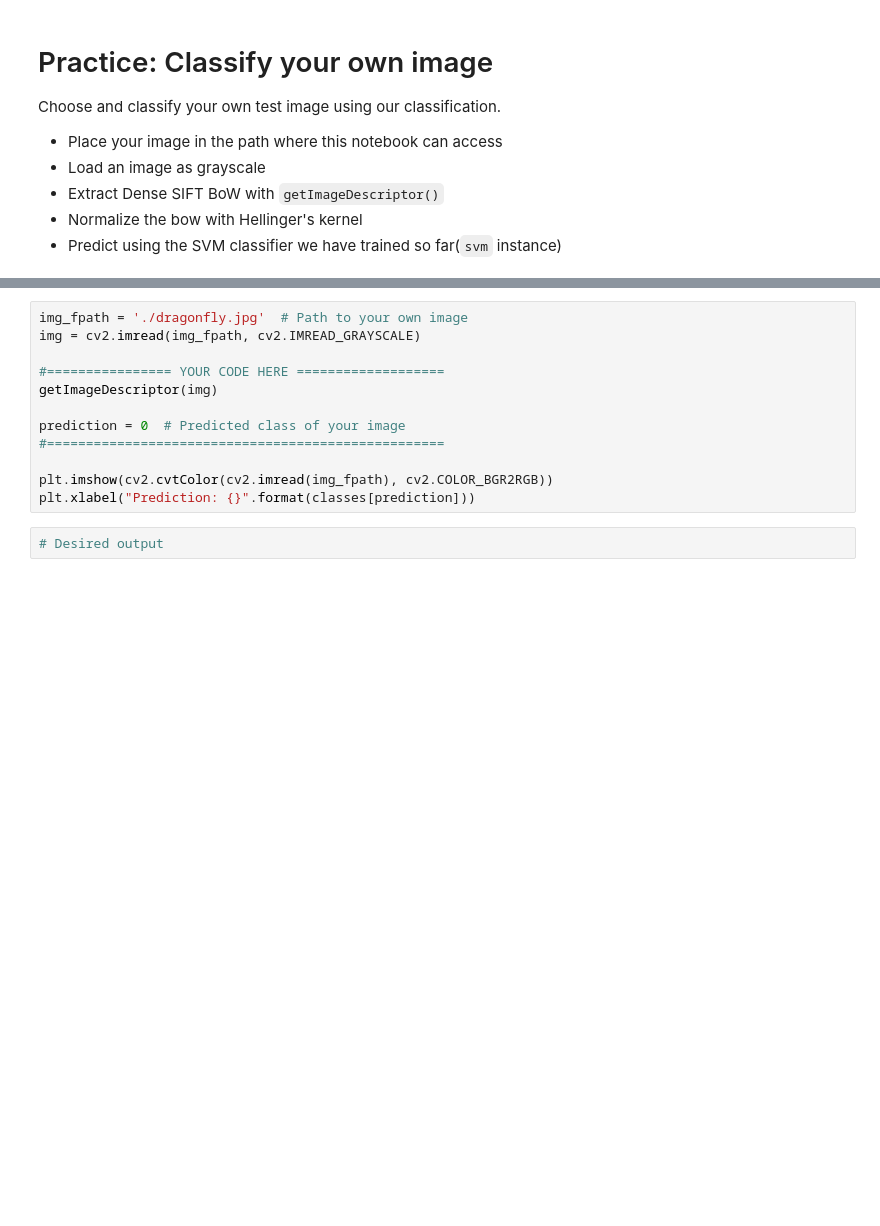
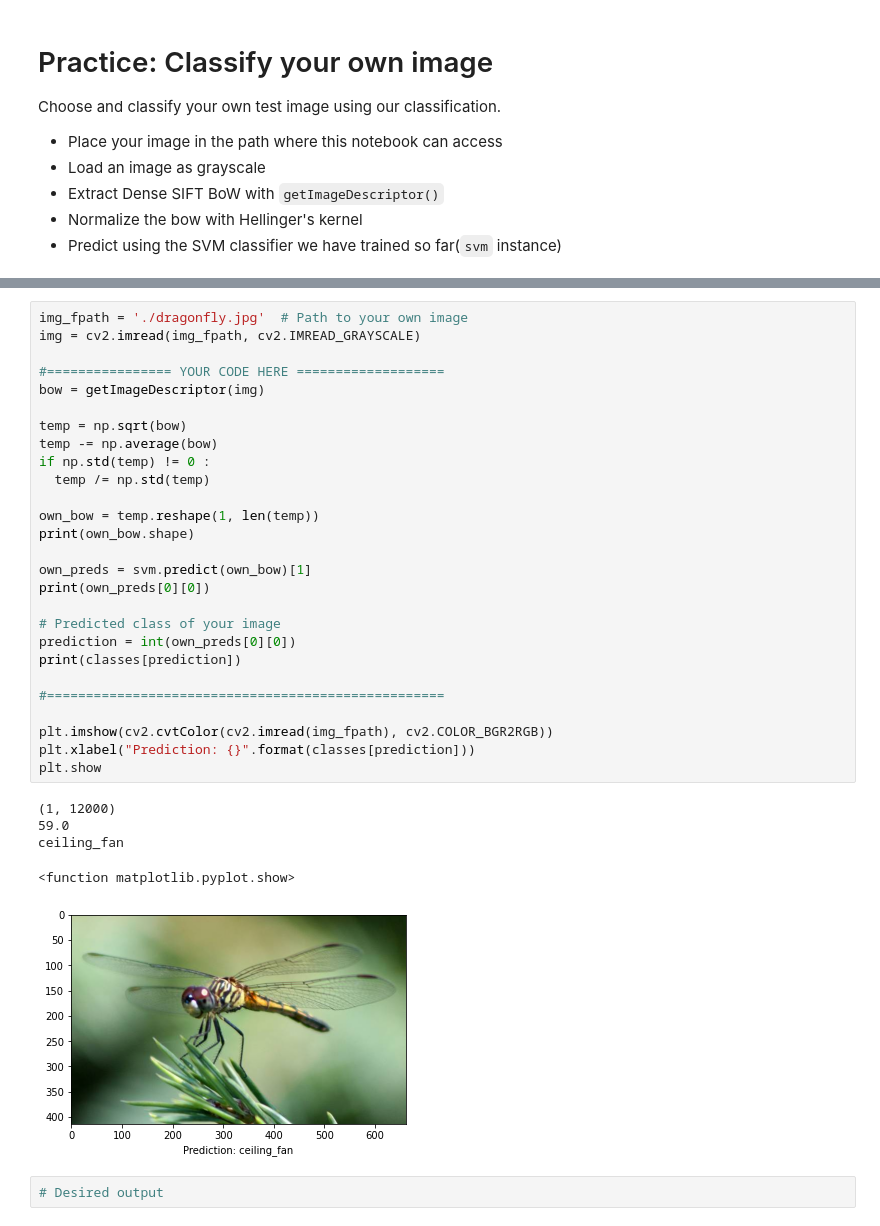
Before and after one commit to dddonghwa/IAB, a Jupyter notebook: 3_classification.ipynb, the cells around one changed output, grey strips where cells are left out. Saved outputs shown, nothing was run; the diff lists cells and outputs as text; blank space fills up the shorter version.

```diff
--- a/3_classification.ipynb
+++ b/3_classification.ipynb
@@ -481,14 +481,35 @@ dragonfly.jpg       100%[===================>]  23.33K  --.-KB/s    in 0.001s
 # %%
 img_fpath = './dragonfly.jpg'  # Path to your own image
 img = cv2.imread(img_fpath, cv2.IMREAD_GRAYSCALE)
 
 #================ YOUR CODE HERE ===================
-getImageDescriptor(img)
+bow = getImageDescriptor(img)
 
-prediction = 0  # Predicted class of your image
+temp = np.sqrt(bow)
+temp -= np.average(bow)
+if np.std(temp) != 0 :
+  temp /= np.std(temp)
+
+own_bow = temp.reshape(1, len(temp))
+print(own_bow.shape)
+
+own_preds = svm.predict(own_bow)[1]
+print(own_preds[0][0])
+
+# Predicted class of your image
+prediction = int(own_preds[0][0])
+print(classes[prediction])
+
 #===================================================
 
 plt.imshow(cv2.cvtColor(cv2.imread(img_fpath), cv2.COLOR_BGR2RGB))
 plt.xlabel("Prediction: {}".format(classes[prediction]))
+plt.show
+# %% [output]
+(1, 12000)
+59.0
+ceiling_fan
+<function matplotlib.pyplot.show>
+[figure, added]
 # %%
 # Desired output
```
Also changed, not shown: parts of 2 cells of this notebook.
